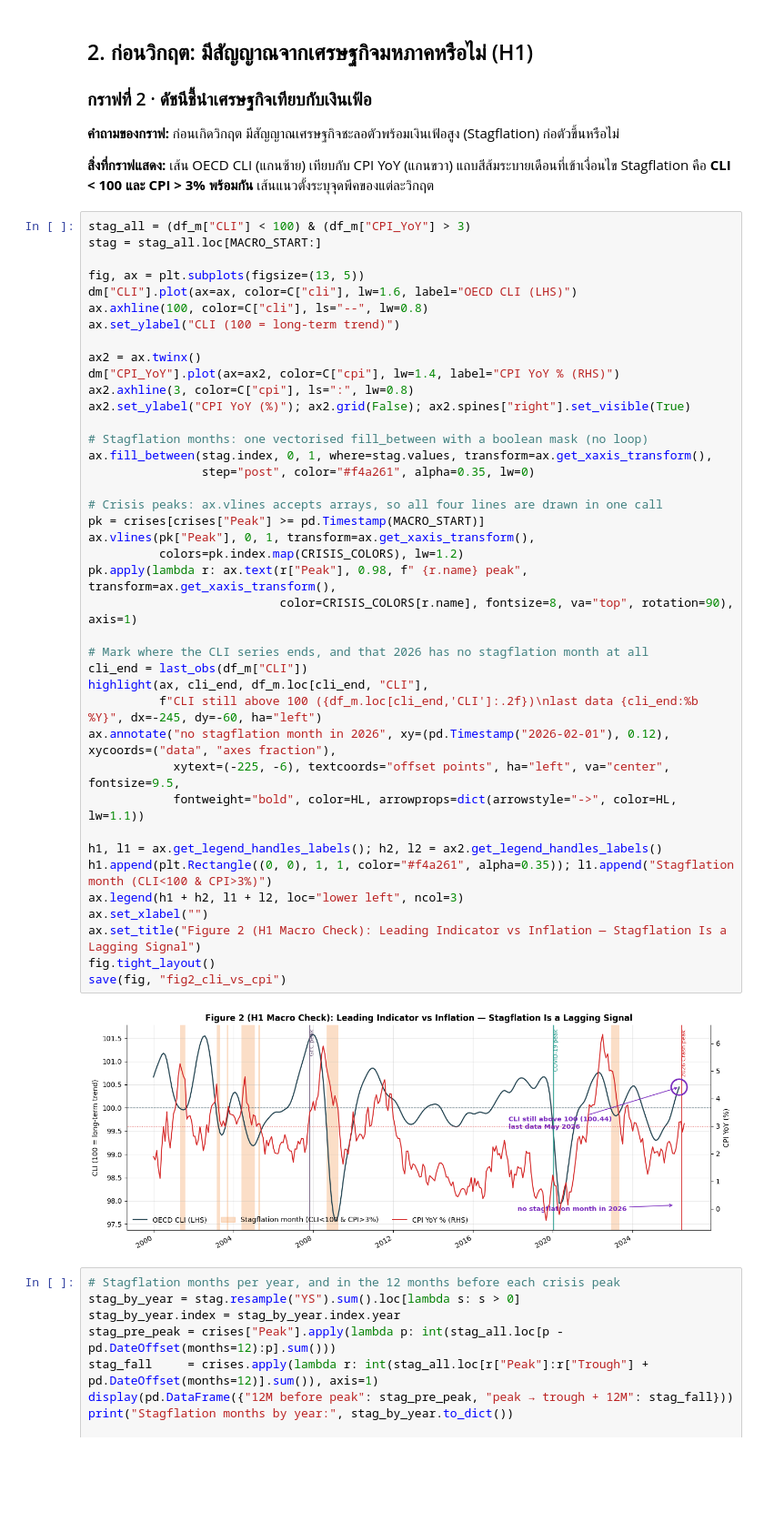
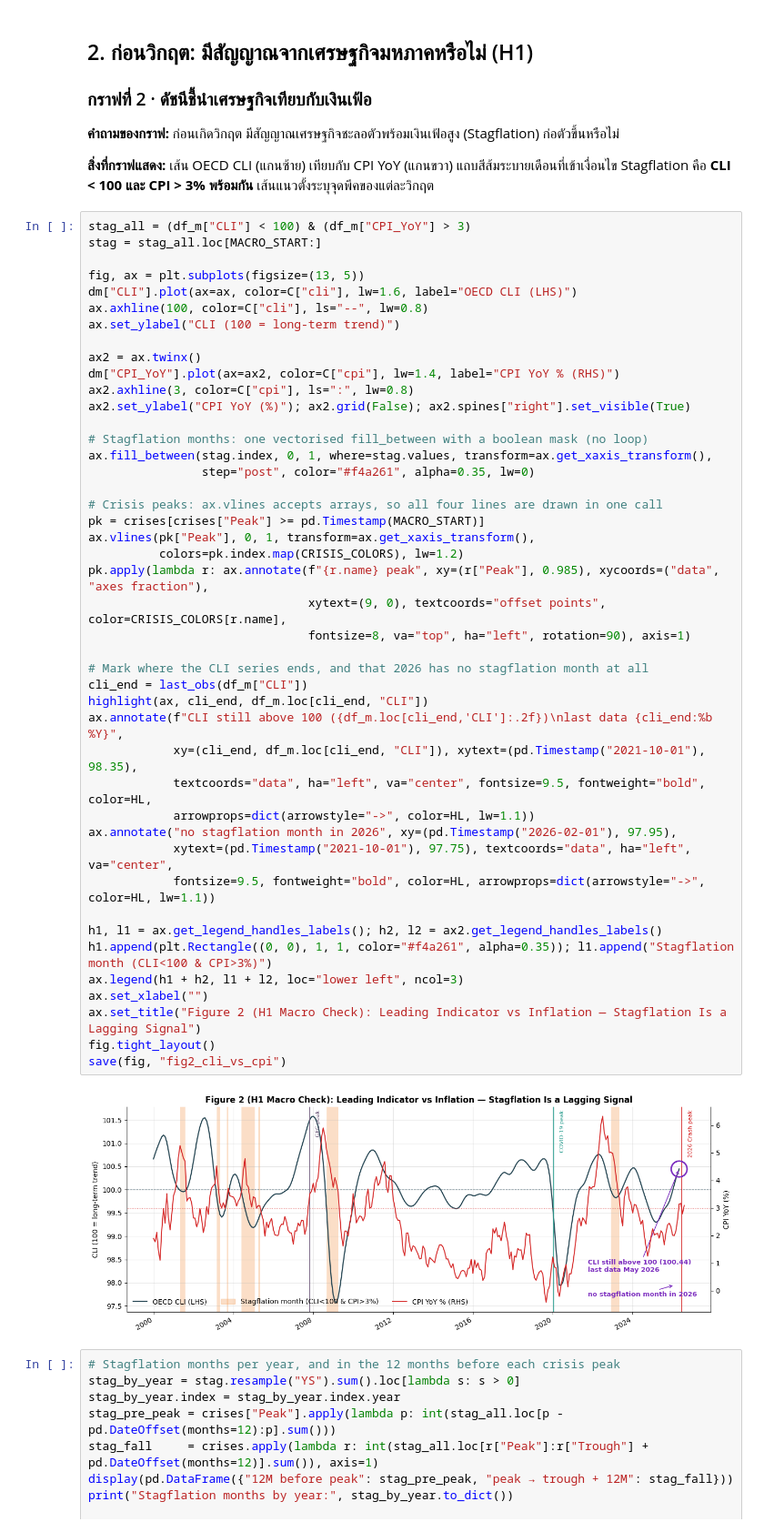
Before and after one commit to atawuttecha/korea-crash-2026, a Jupyter notebook: Korea_Crash_Visualization_CSV.ipynb, the cells around one changed output. Shown at 91% size. Saved outputs shown, nothing was run; the diff lists cells and outputs as text; blank space fills up the shorter version.

```diff
--- a/Korea_Crash_Visualization_CSV.ipynb
+++ b/Korea_Crash_Visualization_CSV.ipynb
@@ -329,41 +336,45 @@ stag = stag_all.loc[MACRO_START:]
 fig, ax = plt.subplots(figsize=(13, 5))
 dm["CLI"].plot(ax=ax, color=C["cli"], lw=1.6, label="OECD CLI (LHS)")
 ax.axhline(100, color=C["cli"], ls="--", lw=0.8)
 ax.set_ylabel("CLI (100 = long-term trend)")
 
 ax2 = ax.twinx()
 dm["CPI_YoY"].plot(ax=ax2, color=C["cpi"], lw=1.4, label="CPI YoY % (RHS)")
 ax2.axhline(3, color=C["cpi"], ls=":", lw=0.8)
 ax2.set_ylabel("CPI YoY (%)"); ax2.grid(False); ax2.spines["right"].set_visible(True)
 
 # Stagflation months: one vectorised fill_between with a boolean mask (no loop)
 ax.fill_between(stag.index, 0, 1, where=stag.values, transform=ax.get_xaxis_transform(),
                 step="post", color="#f4a261", alpha=0.35, lw=0)
 
 # Crisis peaks: ax.vlines accepts arrays, so all four lines are drawn in one call
 pk = crises[crises["Peak"] >= pd.Timestamp(MACRO_START)]
 ax.vlines(pk["Peak"], 0, 1, transform=ax.get_xaxis_transform(),
           colors=pk.index.map(CRISIS_COLORS), lw=1.2)
-pk.apply(lambda r: ax.text(r["Peak"], 0.98, f" {r.name} peak", transform=ax.get_xaxis_transform(),
-                           color=CRISIS_COLORS[r.name], fontsize=8, va="top", rotation=90), axis=1)
+pk.apply(lambda r: ax.annotate(f"{r.name} peak", xy=(r["Peak"], 0.985), xycoords=("data", "axes fraction"),
+                               xytext=(9, 0), textcoords="offset points", color=CRISIS_COLORS[r.name],
+                               fontsize=8, va="top", ha="left", rotation=90), axis=1)
 
 # Mark where the CLI series ends, and that 2026 has no stagflation month at all
 cli_end = last_obs(df_m["CLI"])
-highlight(ax, cli_end, df_m.loc[cli_end, "CLI"],
-          f"CLI still above 100 ({df_m.loc[cli_end,'CLI']:.2f})\nlast data {cli_end:%b %Y}", dx=-245, dy=-60, ha="left")
-ax.annotate("no stagflation month in 2026", xy=(pd.Timestamp("2026-02-01"), 0.12), xycoords=("data", "axes fraction"),
-            xytext=(-225, -6), textcoords="offset points", ha="left", va="center", fontsize=9.5,
-            fontweight="bold", color=HL, arrowprops=dict(arrowstyle="->", color=HL, lw=1.1))
+highlight(ax, cli_end, df_m.loc[cli_end, "CLI"])
+ax.annotate(f"CLI still above 100 ({df_m.loc[cli_end,'CLI']:.2f})\nlast data {cli_end:%b %Y}",
+            xy=(cli_end, df_m.loc[cli_end, "CLI"]), xytext=(pd.Timestamp("2021-10-01"), 98.35),
+            textcoords="data", ha="left", va="center", fontsize=9.5, fontweight="bold", color=HL,
+            arrowprops=dict(arrowstyle="->", color=HL, lw=1.1))
+ax.annotate("no stagflation month in 2026", xy=(pd.Timestamp("2026-02-01"), 97.95),
+            xytext=(pd.Timestamp("2021-10-01"), 97.75), textcoords="data", ha="left", va="center",
+            fontsize=9.5, fontweight="bold", color=HL, arrowprops=dict(arrowstyle="->", color=HL, lw=1.1))
 
 h1, l1 = ax.get_legend_handles_labels(); h2, l2 = ax2.get_legend_handles_labels()
 h1.append(plt.Rectangle((0, 0), 1, 1, color="#f4a261", alpha=0.35)); l1.append("Stagflation month (CLI<100 & CPI>3%)")
 ax.legend(h1 + h2, l1 + l2, loc="lower left", ncol=3)
 ax.set_xlabel("")
 ax.set_title("Figure 2 (H1 Macro Check): Leading Indicator vs Inflation — Stagflation Is a Lagging Signal")
 fig.tight_layout()
 save(fig, "fig2_cli_vs_cpi")
 # %% [output]
-[figure, old version]
+[figure, new version]
 # %%
 # Stagflation months per year, and in the 12 months before each crisis peak
 stag_by_year = stag.resample("YS").sum().loc[lambda s: s > 0]
```
Also changed, not shown: parts of 4 cells of this notebook.
